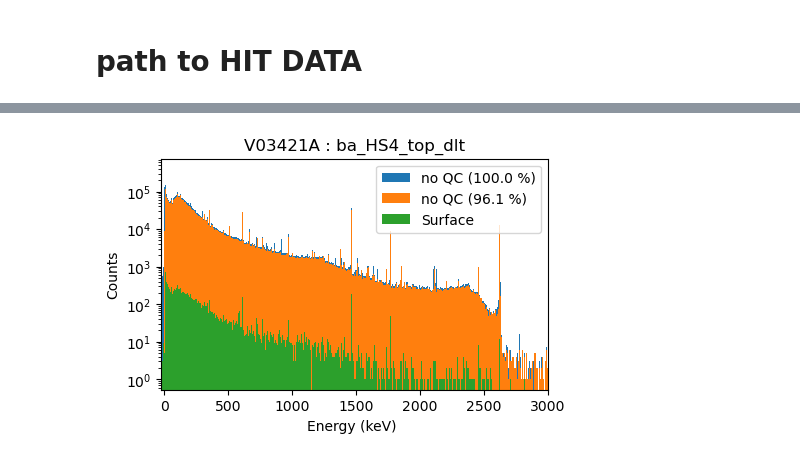
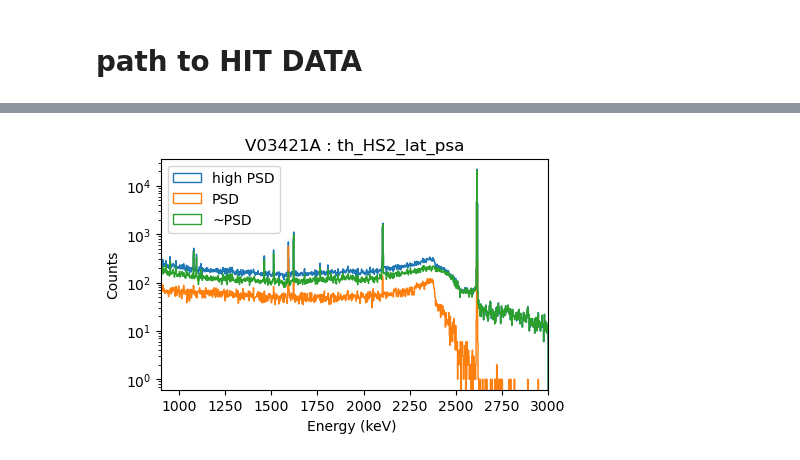
Before and after one commit to RitaF00/HADES-repo, a Jupyter notebook: open_data.ipynb, the cells around one changed output, grey strips where cells are left out. Cells and saved outputs as stored; diff of their text form; code cells hidden in the pictures.

```diff
--- a/open_data.ipynb
+++ b/open_data.ipynb
@@ -74,7 +75,7 @@ measure = measurements[0]
 # %%
 file_names = sorted(glob.glob(
-    f"/global/cfs/cdirs/m2676/data/teststands/hades/prodenv/ref/v1.2.1/generated/tier/hit/{detector}/c1/{measure}/char_data-{detector}-{measure}-{run}-*.lh5"
-))
+    f"/global/cfs/cdirs/m2676/data/teststands/hades/prodenv/ref/v1.1.0/generated/tier/hit/{detector}/c1/{measure}/char_data-{detector}-{measure}-{run}-*.lh5"
+))[:10]
 
 # for all the runs
 # file_names = sorted(glob.glob(
@@ -82,0 +90,7 @@ file_names = sorted(glob.glob(
+# %%
+file_meta = f"/global/cfs/cdirs/m2676/data/teststands/hades/daq/{detector}/c1/{measure}/meta/char_data-{detector}-{measure}-run0001.json"
+# %%
+with open(file_meta, "r") as f:
+    metadata = json.load(f)
+
+print(json.dumps(metadata, indent=4))
@@ -96,34 +134,74 @@ df.head()
 # %%
 E_noQC = df["cuspEmax_ctc_cal"]
 mask_clean = (
     ~df["is_discharge"]
     & df["is_positive_polarity_candidate"]
 )
-m_surface = (m & df["is_surface"])
+
+
+
+mask_highPSD = (mask_clean & df["AoE_High_Side_Cut"])
+mask_PSD = (mask_clean & df["AoE_Double_Sided_Cut"])
+mask_noPSD = (mask_clean & ~df["AoE_Double_Sided_Cut"])
+
+
 E = df.loc[mask_clean, "cuspEmax_ctc_cal"]
 bins = 1000
+
+
+emin = 900
+emax = 3000
+
+
 plt.figure(figsize=(5,3))
+'''
 plt.hist(
     E_noQC,
     bins=bins,
+    histtype = 'step',
+    range = (emin, emax),
     label=f"no QC ({len(E_noQC) * 100 / len(E_noQC):.1f} %)"
 )
+
+
 plt.hist(
     E,
     bins=bins,
+    histtype = 'step',
+    range = (emin, emax),
     label=f"no QC ({len(E) * 100 / len(E_noQC):.1f} %)"
+)'''
+
+plt.hist(
+    df.loc[mask_highPSD, "cuspEmax_ctc_cal"],
+    bins=bins,
+    histtype = 'step',
+    range = (emin, emax),
+    label=f"high PSD"
 )
 
 plt.hist(
-     df.loc[m_surface, "cuspEmax_ctc_cal"],
+    df.loc[mask_PSD, "cuspEmax_ctc_cal"],
     bins=bins,
-    label=f"Surface"
+    histtype = 'step',
+    range = (emin, emax),
+    label=f"PSD"
 )
-plt.xlim(E.min(), 3000 )
+
+plt.hist(
+    df.loc[mask_noPSD, "cuspEmax_ctc_cal"],
+    bins=bins,
+    histtype = 'step',
+    range = (emin, emax),
+    label=f"~PSD"
+)
+
+
+plt.xlim(emin, emax)
 plt.legend()
-plt.title("V03421A : ba_HS4_top_dlt")
+plt.title(f"{detector} : {measure}")
 plt.xlabel("Energy (keV) ")
 plt.ylabel("Counts")
 plt.yscale('log')
 # %% [output]
-[figure, old version]
+[figure, new version]
```
Also changed, not shown: parts of 30 cells of this notebook, 14 other files.
